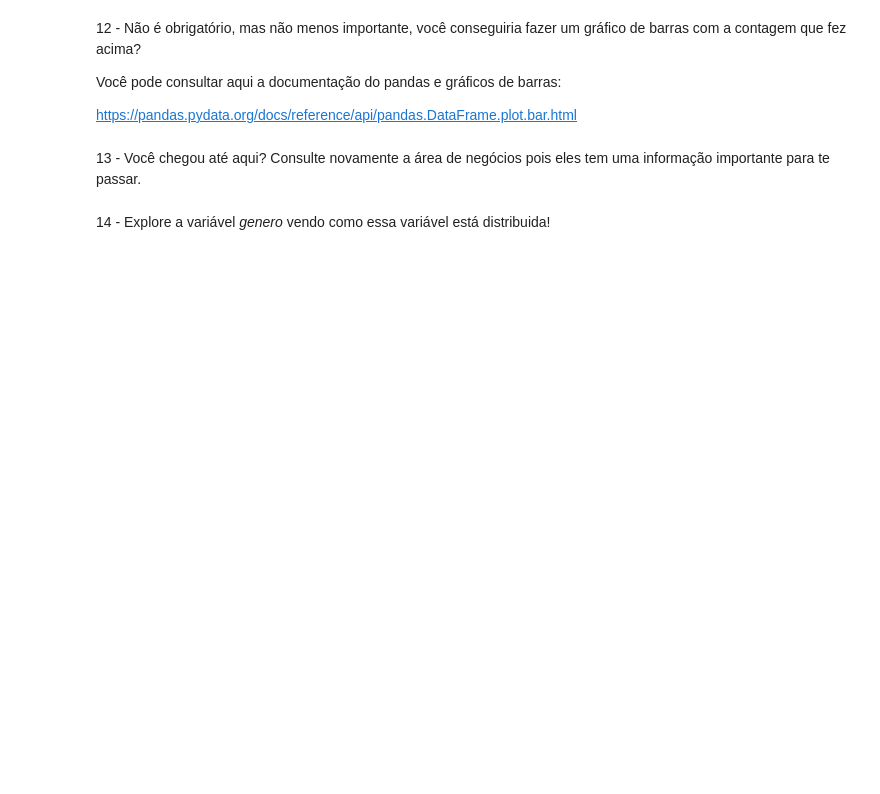
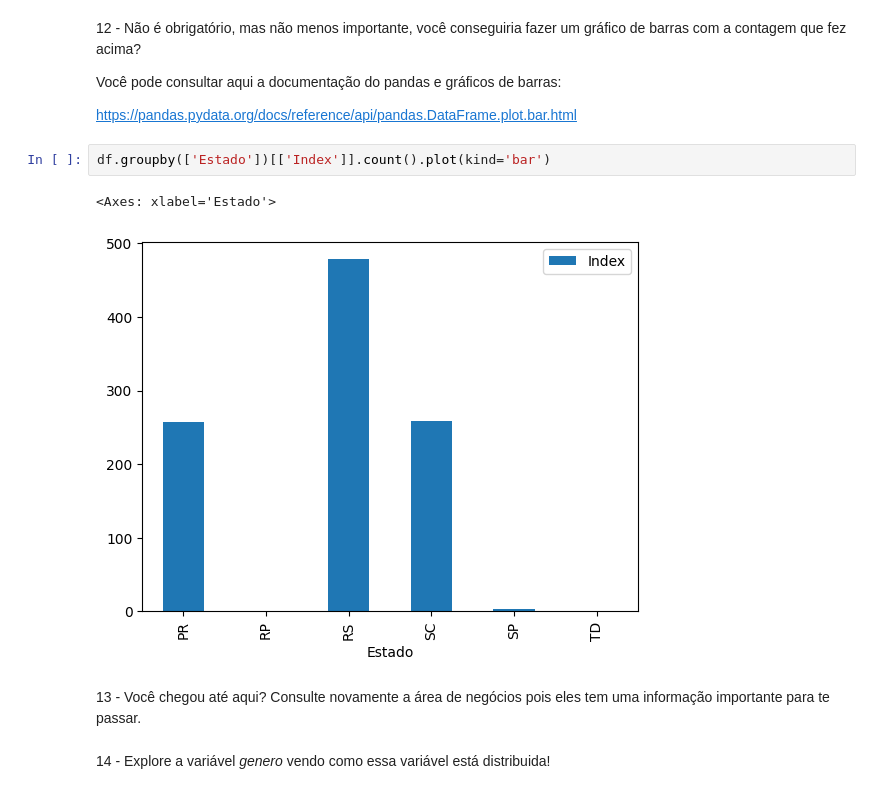
Before and after one commit to ceska68/Atividades, a Jupyter notebook: Desafio_5_Limpando_um_dataset_.ipynb, the cells around one changed output. Drawn from its saved outputs; the diff is of its cells as text; blank space fills up the shorter version.

```diff
--- a/Desafio_5_Limpando_um_dataset_.ipynb
+++ b/Desafio_5_Limpando_um_dataset_.ipynb
@@ -125,6 +136,11 @@ Disto isso vamos explorar as variáveis categóricas:
 Você pode consultar aqui a documentação do pandas e gráficos de barras:
 
 https://pandas.pydata.org/docs/reference/api/pandas.DataFrame.plot.bar.html
+# %%
+df.groupby(['Estado'])[['Index']].count().plot(kind='bar')
+# %% [output]
+<Axes: xlabel='Estado'>
+[figure, added]
 # %% [markdown]
 13 - Você chegou até aqui? Consulte novamente a área de negócios pois eles tem uma informação importante para te passar.
 # %% [markdown]
```
Also changed, not shown: parts of 10 cells of this notebook.
